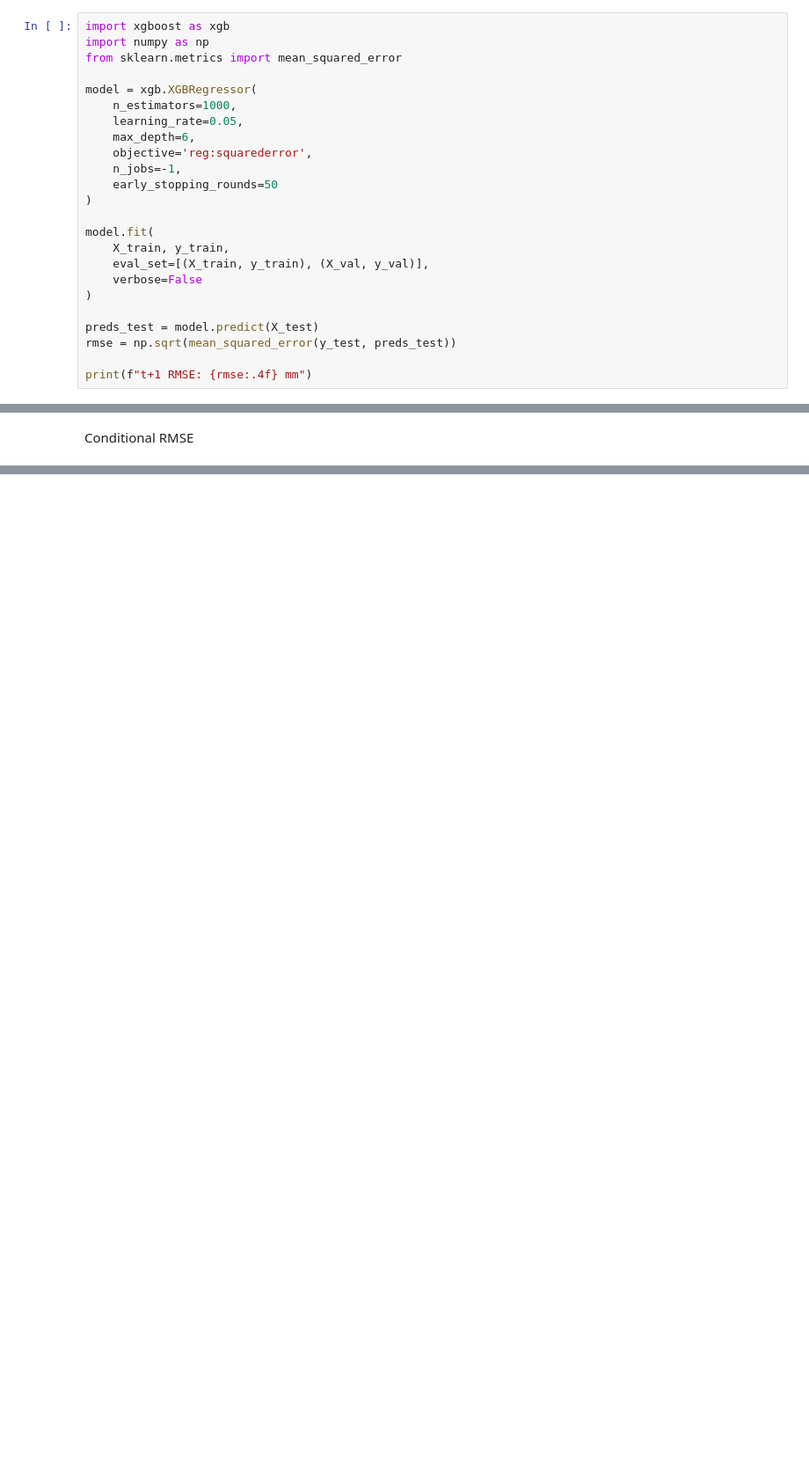
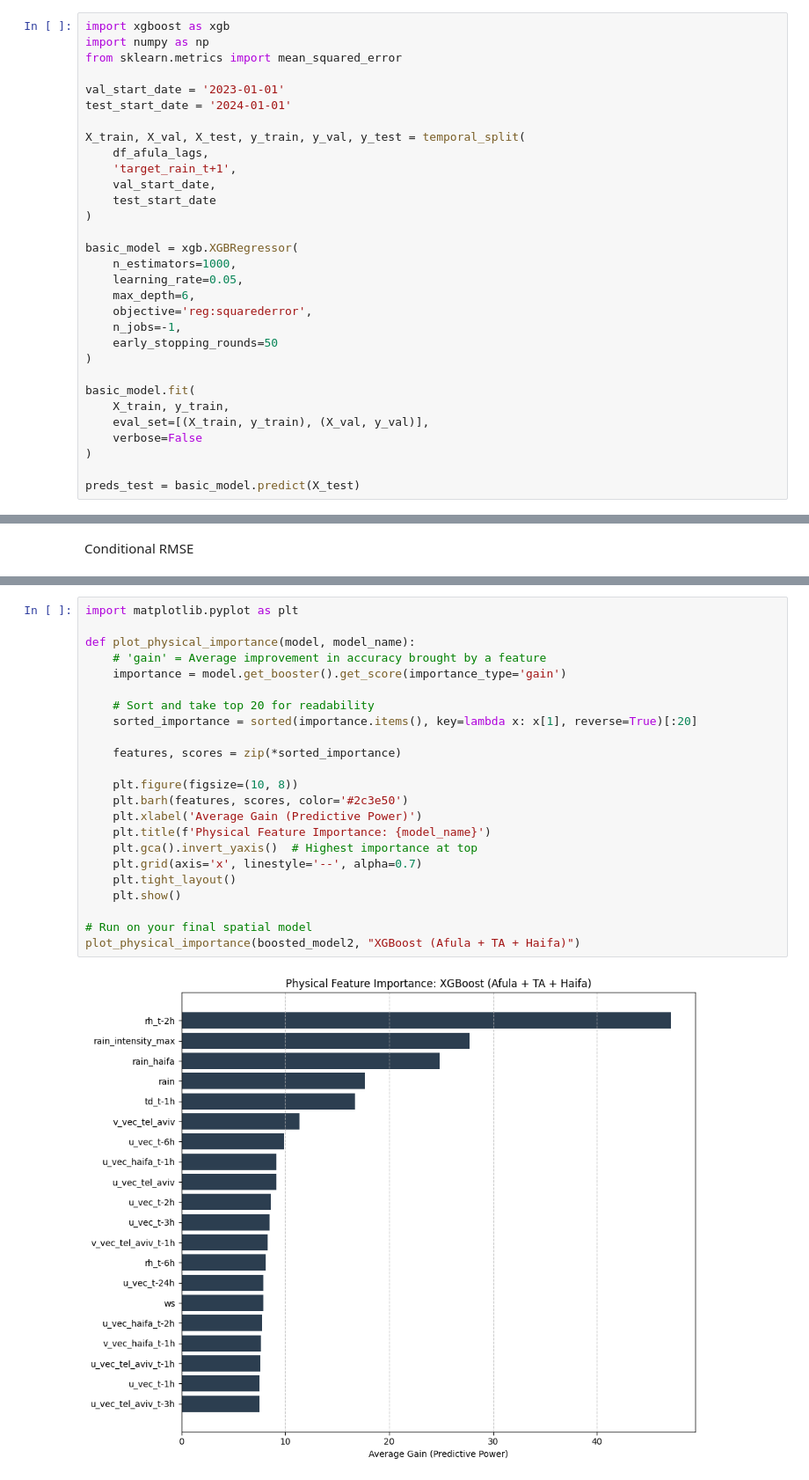
Before and after one commit to jadosh123/SparseData-AI-Precipitation-Forecasting, a Jupyter notebook: src/weather_engine/demo.ipynb, the cells around one changed output, grey strips where cells are left out. Shown at 88% size. Saved outputs shown, nothing was run; the diff lists cells and outputs as text; blank space fills up the shorter version.

```diff
--- a/src/weather_engine/demo.ipynb
+++ b/src/weather_engine/demo.ipynb
@@ -120,7 +139,17 @@ import xgboost as xgb
 import numpy as np
 from sklearn.metrics import mean_squared_error
 
-model = xgb.XGBRegressor(
+val_start_date = '2023-01-01'
+test_start_date = '2024-01-01'
+
+X_train, X_val, X_test, y_train, y_val, y_test = temporal_split(
+    df_afula_lags,
+    'target_rain_t+1',
+    val_start_date,
+    test_start_date
+)
+
+basic_model = xgb.XGBRegressor(
     n_estimators=1000,
     learning_rate=0.05,
     max_depth=6,
@@ -129,13 +158,10 @@ model = xgb.XGBRegressor(
     early_stopping_rounds=50
 )
 
-model.fit(
+basic_model.fit(
     X_train, y_train,
     eval_set=[(X_train, y_train), (X_val, y_val)],
     verbose=False
 )
 
-preds_test = model.predict(X_test)
-rmse = np.sqrt(mean_squared_error(y_test, preds_test))
-
-print(f"t+1 RMSE: {rmse:.4f} mm")
+preds_test = basic_model.predict(X_test)
@@ -157,0 +279,25 @@ Storm-Only RMSE: 0.2727 mm
+# %%
+import matplotlib.pyplot as plt
+
+def plot_physical_importance(model, model_name):
+    # 'gain' = Average improvement in accuracy brought by a feature
+    importance = model.get_booster().get_score(importance_type='gain')
+
+    # Sort and take top 20 for readability
+    sorted_importance = sorted(importance.items(), key=lambda x: x[1], reverse=True)[:20]
+
+    features, scores = zip(*sorted_importance)
+
+    plt.figure(figsize=(10, 8))
+    plt.barh(features, scores, color='#2c3e50')
+    plt.xlabel('Average Gain (Predictive Power)')
+    plt.title(f'Physical Feature Importance: {model_name}')
+    plt.gca().invert_yaxis()  # Highest importance at top
+    plt.grid(axis='x', linestyle='--', alpha=0.7)
+    plt.tight_layout()
+    plt.show()
+
+# Run on your final spatial model
+plot_physical_importance(boosted_model2, "XGBoost (Afula + TA + Haifa)")
+# %% [output]
+[figure, added]
```
Also changed, not shown: parts of 23 cells of this notebook.
